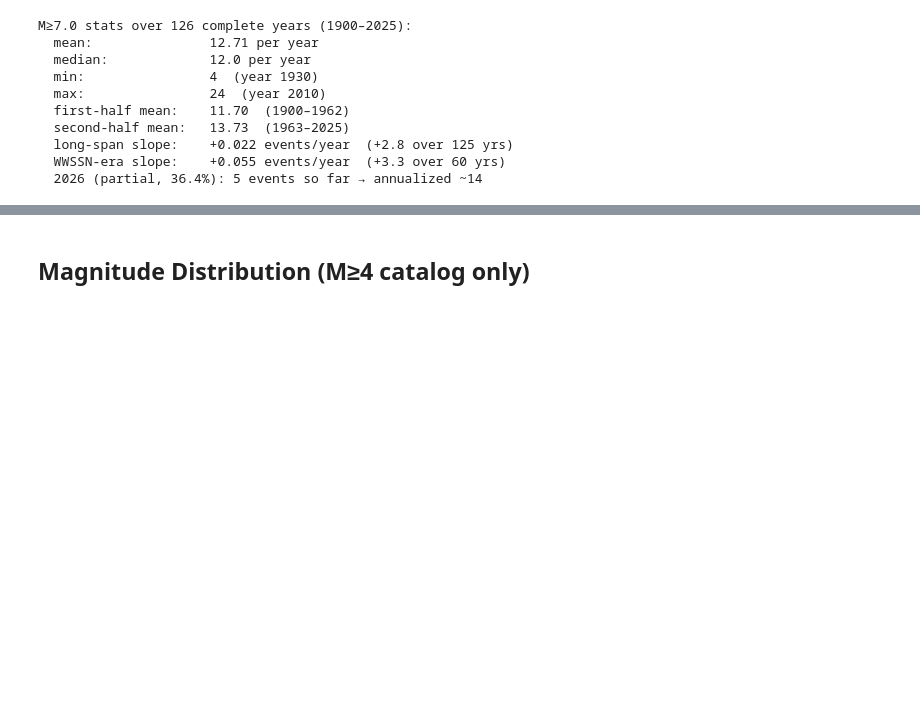
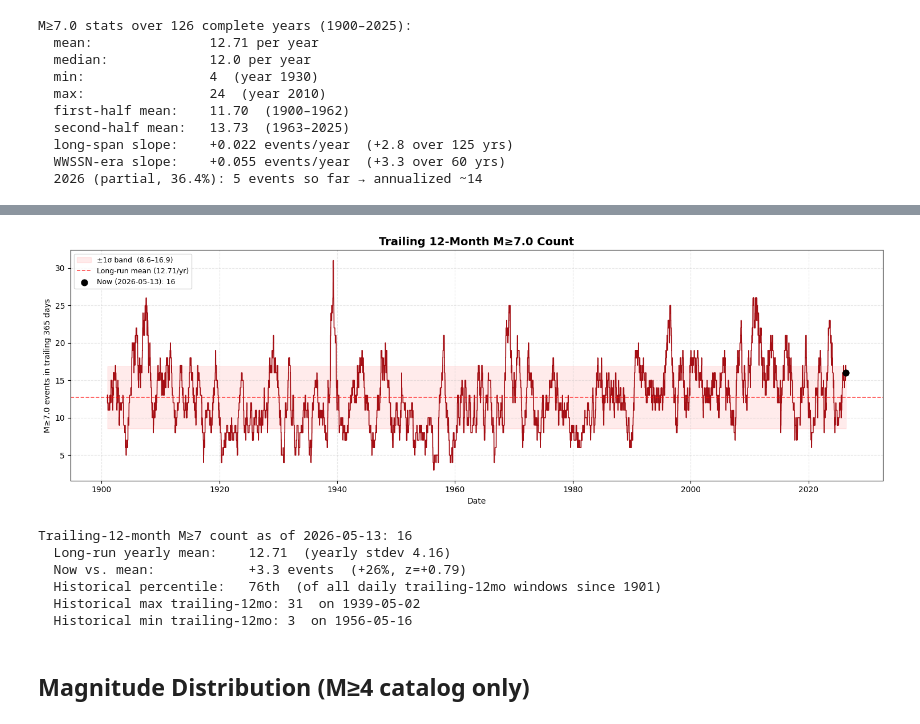
Before and after one commit to Biblejustin/earthquakes, a Jupyter notebook: earthquakes.ipynb, the cells around one changed output, grey strips where cells are left out. Cells and saved outputs as stored; diff of their text form; code cells hidden in the pictures; blank space fills up the shorter version.

```diff
--- a/earthquakes.ipynb
+++ b/earthquakes.ipynb
@@ -262,3 +270,66 @@ M≥7.0 stats over 126 complete years (1900–2025):
+# %%
+m7 = df[df['mag'] >= 7.0].copy()
+m7['date'] = m7['time'].dt.normalize()
+
+start = pd.Timestamp(f'{M7_COMPLETE_FROM}-01-01', tz='UTC')
+end = latest.normalize()
+daily_idx = pd.date_range(start, end, freq='D', tz='UTC')
+daily = pd.Series(0, index=daily_idx, dtype=int)
+per_day = m7.groupby('date').size()
+daily.loc[per_day.index.intersection(daily.index)] = per_day.loc[
+    per_day.index.intersection(daily.index)
+].values
+
+trailing = daily.rolling('365D').sum()
+# Only show points where the trailing window is fully populated (≥365 days into the record)
+trailing_valid = trailing[trailing.index >= start + pd.Timedelta(days=365)]
+
+yearly_mean = yearly.mean()
+yearly_std = yearly.std()
+current_t12 = trailing_valid.iloc[-1]
+max_t12 = trailing_valid.max()
+max_t12_date = trailing_valid.idxmax()
+min_t12 = trailing_valid.min()
+min_t12_date = trailing_valid.idxmin()
+
+fig, ax = plt.subplots(figsize=(15, 5))
+ax.fill_between(trailing_valid.index,
+                yearly_mean - yearly_std, yearly_mean + yearly_std,
+                color='red', alpha=0.08, label=f'±1σ band  ({yearly_mean - yearly_std:.1f}–{yearly_mean + yearly_std:.1f})')
+ax.plot(trailing_valid.index, trailing_valid.values,
+        color='#a50f15', linewidth=1.2)
+ax.axhline(yearly_mean, color='red', linestyle='--', linewidth=1.2, alpha=0.7,
+           label=f'Long-run mean ({yearly_mean:.2f}/yr)')
+ax.scatter([latest], [current_t12], color='black', s=60, zorder=5,
+           label=f'Now ({latest:%Y-%m-%d}): {current_t12:.0f}')
+
+ax.set_xlabel('Date')
+ax.set_ylabel('M≥7.0 events in trailing 365 days')
+ax.set_title('Trailing 12-Month M≥7.0 Count',
+             fontsize=14, fontweight='bold')
+ax.grid(True, alpha=0.3, linestyle='--')
+ax.legend(loc='upper left', fontsize=9)
+plt.tight_layout()
+save_fig(fig, '04_m7_trailing_12mo.png')
+plt.show()
+
+# Where does the current trailing-12mo value sit in the historical distribution?
+pct_rank = (trailing_valid < current_t12).mean() * 100
+z = (current_t12 - yearly_mean) / yearly_std
+print(f'Trailing-12-month M≥7 count as of {latest:%Y-%m-%d}: {current_t12:.0f}')
+print(f'  Long-run yearly mean:    {yearly_mean:.2f}  (yearly stdev {yearly_std:.2f})')
+print(f'  Now vs. mean:            {(current_t12 - yearly_mean):+.1f} events  ({(current_t12/yearly_mean - 1)*100:+.0f}%, z={z:+.2f})')
+print(f'  Historical percentile:   {pct_rank:.0f}th  (of all daily trailing-12mo windows since {M7_COMPLETE_FROM + 1})')
+print(f'  Historical max trailing-12mo: {max_t12:.0f}  on {max_t12_date:%Y-%m-%d}')
+print(f'  Historical min trailing-12mo: {min_t12:.0f}  on {min_t12_date:%Y-%m-%d}')
+# %% [output]
+[figure, added]
+Trailing-12-month M≥7 count as of 2026-05-13: 16
+  Long-run yearly mean:    12.71  (yearly stdev 4.16)
+  Now vs. mean:            +3.3 events  (+26%, z=+0.79)
+  Historical percentile:   76th  (of all daily trailing-12mo windows since 1901)
+  Historical max trailing-12mo: 31  on 1939-05-02
+  Historical min trailing-12mo: 3  on 1956-05-16
 # %% [markdown]
 ## Magnitude Distribution (M≥4 catalog only)
 # %%
```
Also changed, not shown: parts of 3 cells of this notebook, 3 other files.
